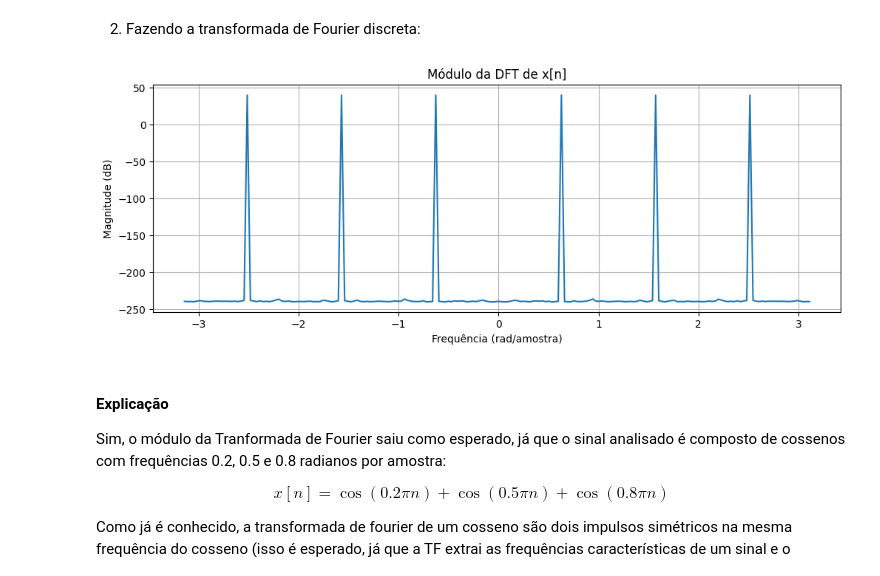
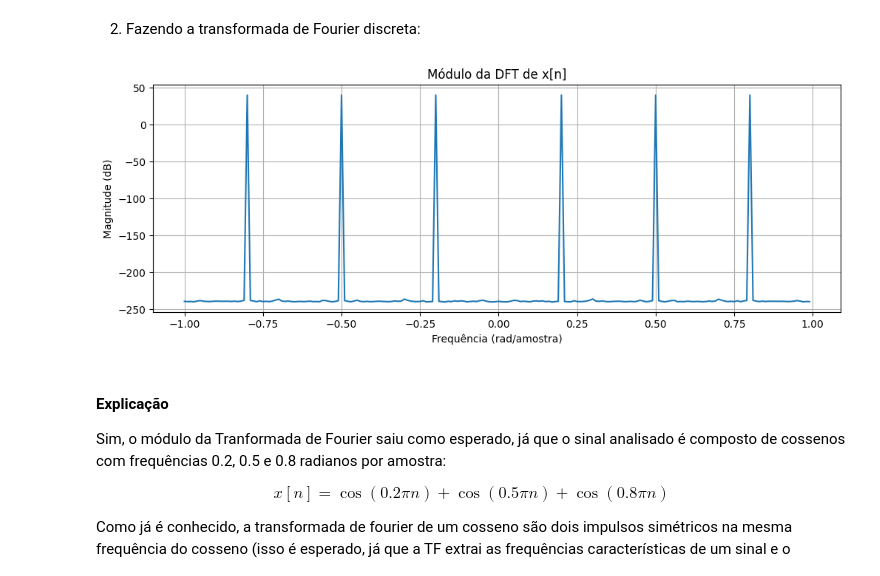
Before and after one commit to RyamLael/Processamento-digital-de-sinais, a Jupyter notebook: trabalho 01 - Filtros de Fase Linear e Janelamento.ipynb, the cells around one changed output. Drawn from its saved outputs; the diff is of its cells as text; code cells hidden in the pictures.

```diff
--- a/trabalho 01 - Filtros de Fase Linear e Janelamento.ipynb
+++ b/trabalho 01 - Filtros de Fase Linear e Janelamento.ipynb
@@ -43,26 +44,29 @@ plt.show()
 2. Fazendo a transformada de Fourier discreta:
 # %%
 X = np.fft.fft(x_n)
-# centralizando em -π..π (Detalhes do python)
+# centralizando em -pi..pi (Detalhes do python)
 X_shift = np.fft.fftshift(X)
 
 # Calculando magnitude em dB
 mag = np.abs(X_shift)
 mag_db = 20 * np.log10(mag + 1e-12)
 
 # Eixo de frequência em rad/amostra
 omega = np.linspace(-np.pi, np.pi, N, endpoint=False)
 
+# Frequência normalizada
+omega_norm = omega / np.pi
+
 # Plotando o gráfico do módulo da FFT
 plt.figure(figsize=(12,4))
-plt.plot(omega, mag_db)
+plt.plot(omega_norm, mag_db)
 plt.xlabel("Frequência (rad/amostra)")
 plt.ylabel("Magnitude (dB)")
 plt.title("Módulo da DFT de x[n]")
 plt.grid(True)
 plt.show()
 # %% [output]
-[figure, old version]
+[figure, new version]
 # %% [markdown]
 #### Explicação
 
```
Also changed, not shown: parts of 38 cells of this notebook.
